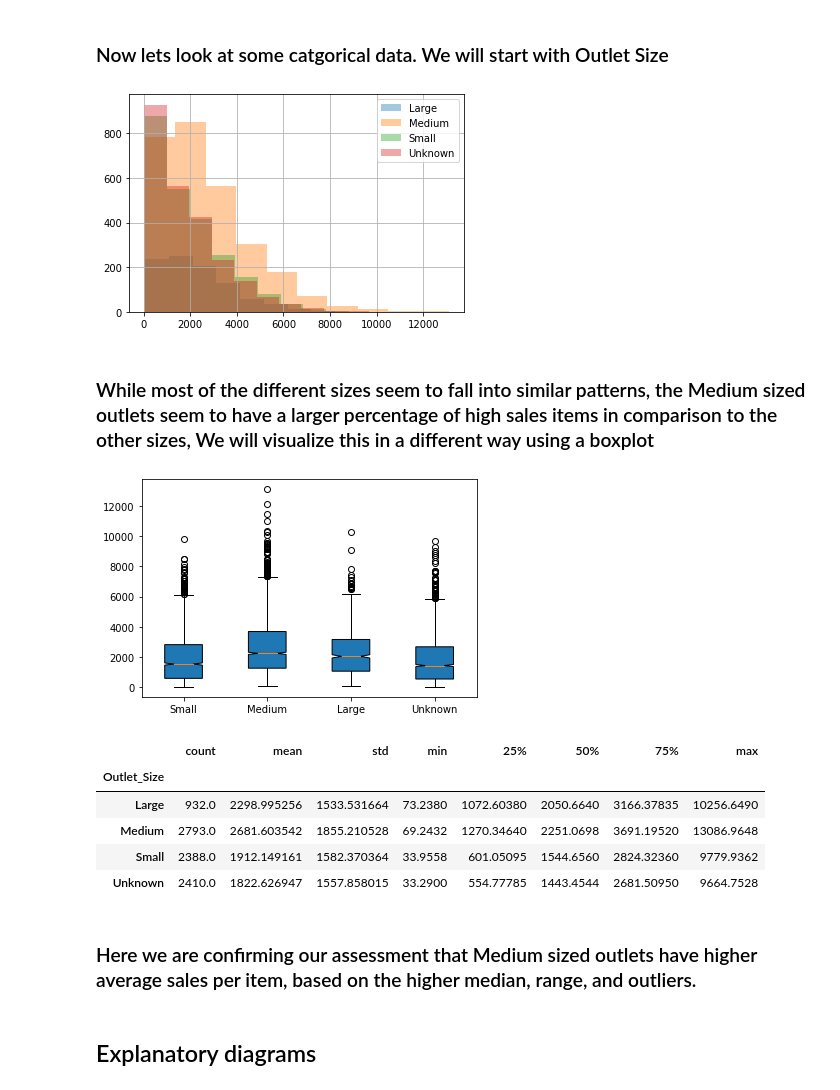
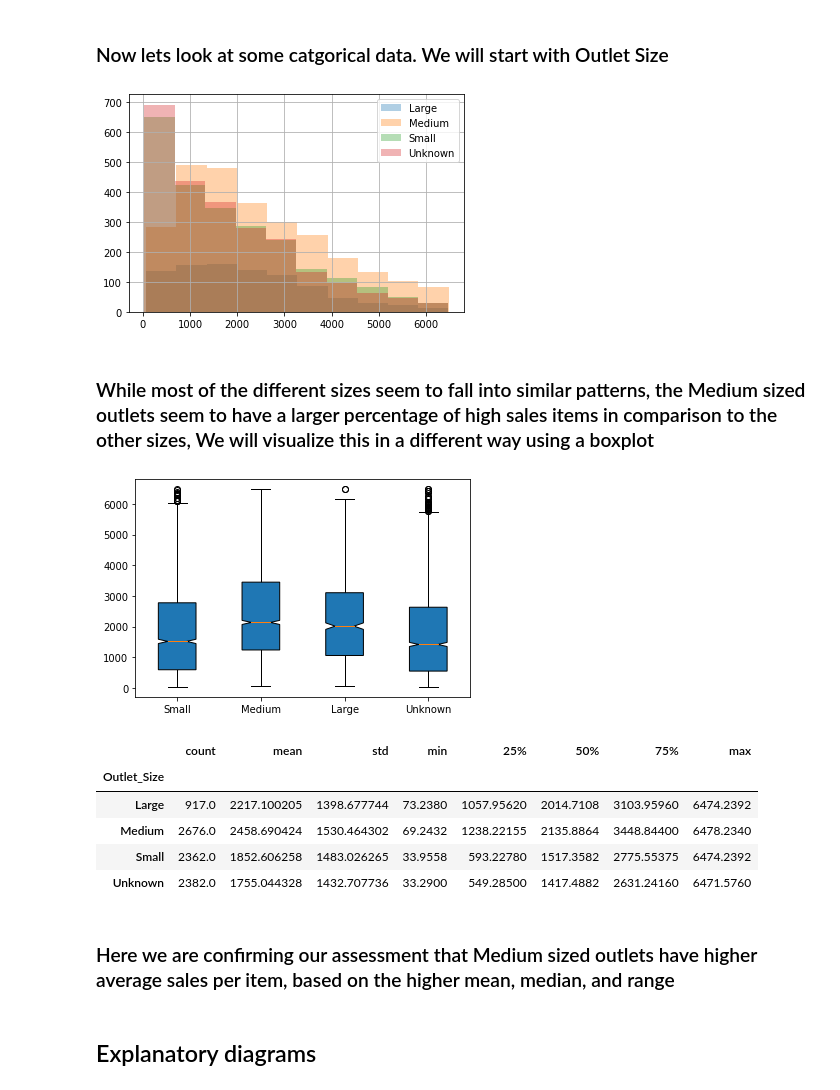
Before and after one commit to SeraphDev6/BigMart-Sales-Predictions, a Jupyter notebook: BigMart_Sales_Predictions.ipynb, the cells around one changed output. Drawn from its saved outputs; the diff is of its cells as text; code cells hidden in the pictures.

```diff
--- a/BigMart_Sales_Predictions.ipynb
+++ b/BigMart_Sales_Predictions.ipynb
@@ -5,14 +5,13 @@
 # %% [markdown]
 ## Import necessary modules and data
 # %%
-from google.colab import drive
 import numpy as np
 import pandas as pd
 import matplotlib.pyplot as plt
 import seaborn as sns
 import plotly.express as px
-drive.mount("/content/drive")
 
-df = pd.read_csv("/content/drive/My Drive/Coding_Dojo/data_to_load/sales_predictions.csv")
+
+df = pd.read_csv("https://docs.google.com/spreadsheets/d/17_svn8lKuMPh4sl01a8Fca656yLRwbkYD2osTgmrvi8/export?format=csv")
 df.head()
 # %% [output]
@@ -217,0 +226,8 @@ df.describe()
+# %%
+sales = df['Item_Outlet_Sales']
+q1 = sales.quantile(0.25)
+q3 = sales.quantile(0.75)
+iqr = q3 - q1
+
+outliers = df[sales > q3 + iqr * 1.5]
+outliers
@@ -217,0 +250,3 @@ df.describe()
+# %%
+df.drop(outliers.index,axis=0 ,inplace=True)
+df.describe()
@@ -250,9 +295,9 @@ plt.show()
 # %% [markdown]
 ### Now lets look at some catgorical data. We will start with Outlet Size
 # %%
-histogram = df.groupby("Outlet_Size")["Item_Outlet_Sales"].hist(alpha=0.4,legend=True)
+histogram = df.groupby("Outlet_Size")["Item_Outlet_Sales"].hist(alpha=0.35,legend=True)
 # %% [output]
-[figure, old version]
+[figure, new version]
 # %% [markdown]
 ### While most of the different sizes seem to fall into similar patterns, the Medium sized outlets seem to have a larger percentage of high sales items in comparison to the other sizes, We will visualize this in a different way using a boxplot
 # %%
@@ -267,18 +312,18 @@ bps = ax.boxplot([small, med, large, uk],labels=["Small","Medium","Large","Unkno
                  patch_artist=True)
 plt.show()
 # %% [output]
-[figure, old version]
+[figure, new version]
 # %%
 df.groupby("Outlet_Size")["Item_Outlet_Sales"].describe()
 # %% [output]
 |  | count | mean | std | min | 25% | 50% | 75% | max |
 | Outlet_Size |  |  |  |  |  |  |  |  |
-| Large | 932.0 | 2298.995256 | 1533.531664 | 73.2380 | 1072.60380 | 2050.6640 | 3166.37835 | 10256.6490 |
-| Medium | 2793.0 | 2681.603542 | 1855.210528 | 69.2432 | 1270.34640 | 2251.0698 | 3691.19520 | 13086.9648 |
-| Small | 2388.0 | 1912.149161 | 1582.370364 | 33.9558 | 601.05095 | 1544.6560 | 2824.32360 | 9779.9362 |
-| Unknown | 2410.0 | 1822.626947 | 1557.858015 | 33.2900 | 554.77785 | 1443.4544 | 2681.50950 | 9664.7528 |
+| Large | 917.0 | 2217.100205 | 1398.677744 | 73.2380 | 1057.95620 | 2014.7108 | 3103.95960 | 6474.2392 |
+| Medium | 2676.0 | 2458.690424 | 1530.464302 | 69.2432 | 1238.22155 | 2135.8864 | 3448.84400 | 6478.2340 |
+| Small | 2362.0 | 1852.606258 | 1483.026265 | 33.9558 | 593.22780 | 1517.3582 | 2775.55375 | 6474.2392 |
+| Unknown | 2382.0 | 1755.044328 | 1432.707736 | 33.2900 | 549.28500 | 1417.4882 | 2631.24160 | 6471.5760 |
 # %% [markdown]
-### Here we are confirming our assessment that Medium sized outlets have higher average sales per item, based on the higher median, range, and outliers.
+### Here we are confirming our assessment that Medium sized outlets have higher average sales per item, based on the higher mean, median, and range
 # %% [markdown]
 ## Explanatory diagrams
 # %% [markdown]
```
Also changed, not shown: parts of 29 cells of this notebook.
